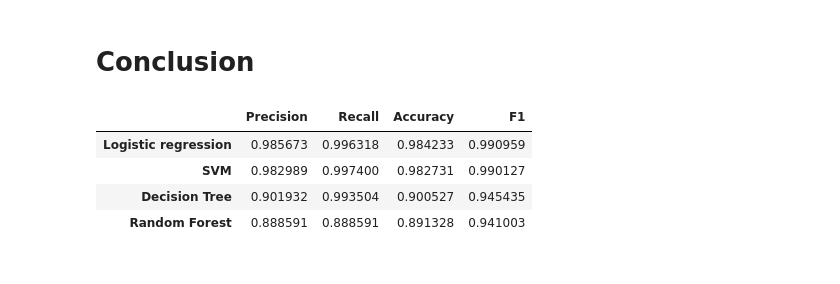
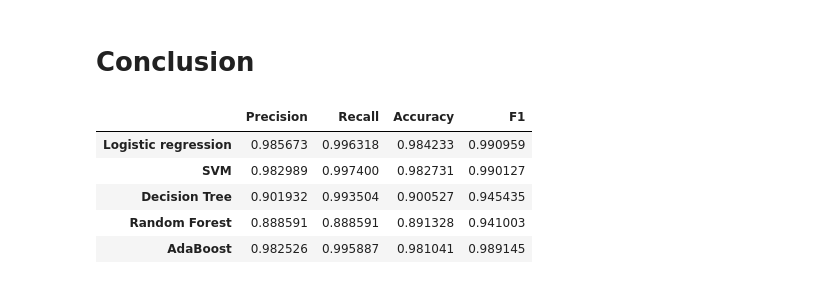
Before and after one commit to aarbisman/spam_classification, a Jupyter notebook: model_comparison.ipynb, the cells around one changed output. Cells and saved outputs as stored; diff of their text form; code cells hidden in the pictures.

```diff
--- a/model_comparison.ipynb
+++ b/model_comparison.ipynb
@@ -844,34 +849,40 @@ model_scores = {
     'Logistic regression': [np.mean(list(lr_precisions.values())),
                             np.mean(list(lr_recalls.values())),
                             np.mean(list(lr_accuracies.values())),
                             np.mean(list(lr_f1s.values()))],
 
 
     'SVM': [np.mean(list(svm_precisions.values())),
             np.mean(list(svm_recalls.values())),
             np.mean(list(svm_accuracies.values())),
             np.mean(list(svm_f1s.values()))],
 
     'Decision Tree' : [np.mean(list(dt_precisions.values())),
                        np.mean(list(dt_recalls.values())),
                        np.mean(list(dt_accuracies.values())),
                        np.mean(list(dt_f1s.values()))],
 
     'Random Forest' : [np.mean(list(rf_precisions.values())),
                        np.mean(list(rf_recalls.values())),
                        np.mean(list(rf_accuracies.values())),
-                       np.mean(list(rf_f1s.values()))]
+                       np.mean(list(rf_f1s.values()))],
+
+    'AdaBoost' : [np.mean(list(ada_precisions.values())),
+                  np.mean(list(ada_recalls.values())),
+                  np.mean(list(ada_accuracies.values())),
+                  np.mean(list(ada_f1s.values()))]
 }
 
 model_scores_df = pd.DataFrame.from_dict(model_scores, orient = 'index', columns = ['Precision', 'Recall', 'Accuracy', 'F1'])#.transpose()
 
 model_scores_df.head()
 # %% [output]
 |  | Precision | Recall | Accuracy | F1 |
 | Logistic regression | 0.985673 | 0.996318 | 0.984233 | 0.990959 |
 | SVM | 0.982989 | 0.997400 | 0.982731 | 0.990127 |
 | Decision Tree | 0.901932 | 0.993504 | 0.900527 | 0.945435 |
 | Random Forest | 0.888591 | 0.888591 | 0.891328 | 0.941003 |
+| AdaBoost | 0.982526 | 0.995887 | 0.981041 | 0.989145 |
 # %%
 ## Reset the index and melt the metric name column to make the data compatible with a seaborn multiple bar chart
 model_scores_stacked = model_scores_df.reset_index(level=0)
```
Also changed, not shown: parts of 13 cells of this notebook.
